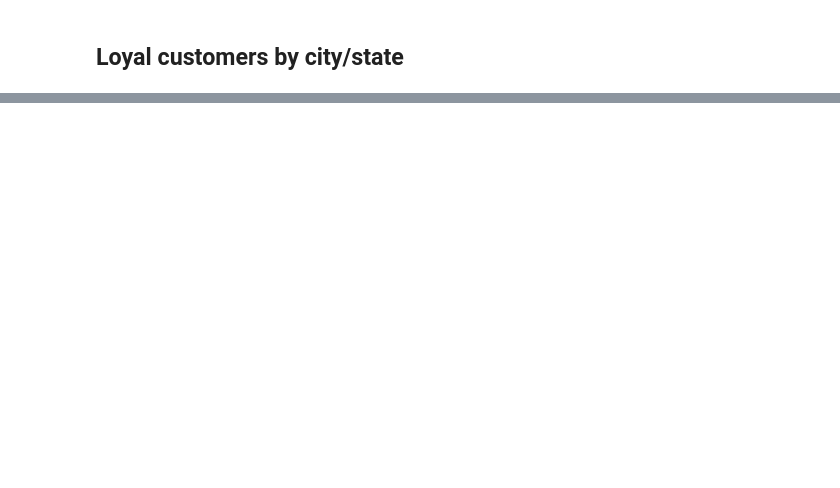
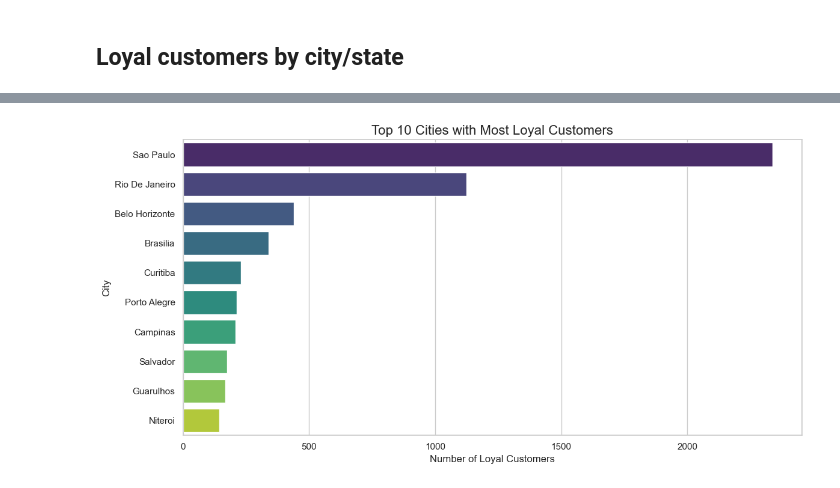
Before and after one commit to rojan-acharya/DA-Projects, a Jupyter notebook: olist-ecommerce/notebooks/customer_segmentation.ipynb, the cells around one changed output, grey strips where cells are left out. Saved outputs shown, nothing was run; the diff lists cells and outputs as text; code cells hidden in the pictures; blank space fills up the shorter version.

```diff
--- a/olist-ecommerce/notebooks/customer_segmentation.ipynb
+++ b/olist-ecommerce/notebooks/customer_segmentation.ipynb
@@ -88,0 +106,17 @@ plt.show()
+# %%
+sns.set(style="whitegrid")
+
+plt.figure(figsize=(12, 6))
+sns.barplot(
+    x=loyals_by_city.values,
+    y=loyals_by_city.index,
+    palette="viridis"
+)
+plt.title("Top 10 Cities with Most Loyal Customers", fontsize=16)
+plt.xlabel("Number of Loyal Customers")
+plt.ylabel("City")
+
+plt.tight_layout()
+plt.show()
+# %% [output]
+[figure, added]
```
Also changed, not shown: parts of 5 cells of this notebook, 3 other files.
